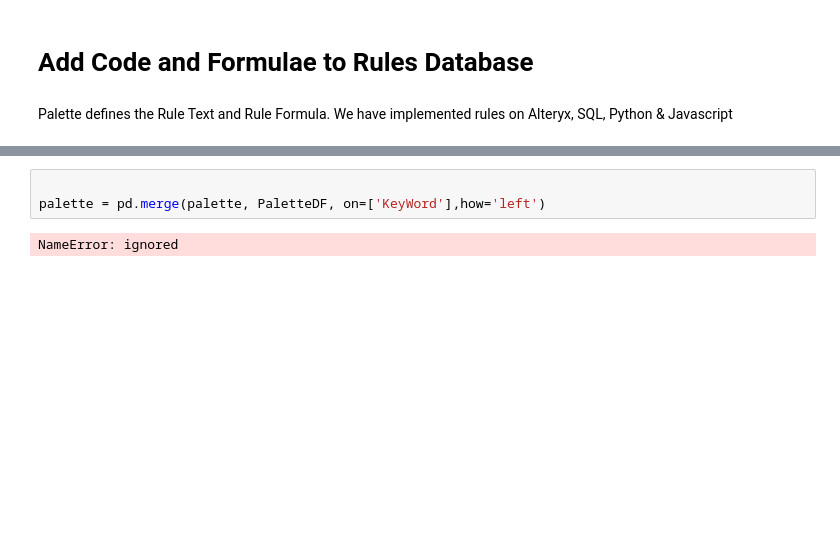
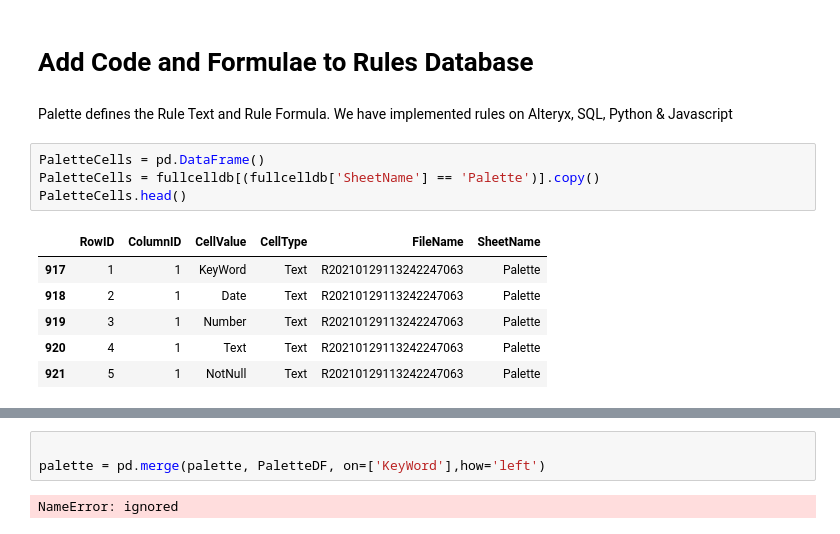
Before and after one commit to andrewcgaitskell/excel-extractor, a Jupyter notebook: DataPipeline.ipynb, the cells around one changed output, grey strips where cells are left out. Cells and saved outputs as stored; diff of their text form; blank space fills up the shorter version.

```diff
--- a/DataPipeline.ipynb
+++ b/DataPipeline.ipynb
@@ -420,3 +420,14 @@ rulesdb.head(5)
 # Add Code and Formulae to Rules Database
 # %% [markdown]
 Palette defines the Rule Text and Rule Formula.  We have implemented rules on Alteryx, SQL, Python & Javascript
+# %%
+PaletteCells = pd.DataFrame()
+PaletteCells = fullcelldb[(fullcelldb['SheetName'] == 'Palette')].copy()
+PaletteCells.head()
+# %% [output]
+|  | RowID | ColumnID | CellValue | CellType | FileName | SheetName |
+| 917 | 1 | 1 | KeyWord | Text | R20210129113242247063 | Palette |
+| 918 | 2 | 1 | Date | Text | R20210129113242247063 | Palette |
+| 919 | 3 | 1 | Number | Text | R20210129113242247063 | Palette |
+| 920 | 4 | 1 | Text | Text | R20210129113242247063 | Palette |
+| 921 | 5 | 1 | NotNull | Text | R20210129113242247063 | Palette |
```
Also changed, not shown: parts of 3 cells of this notebook.
